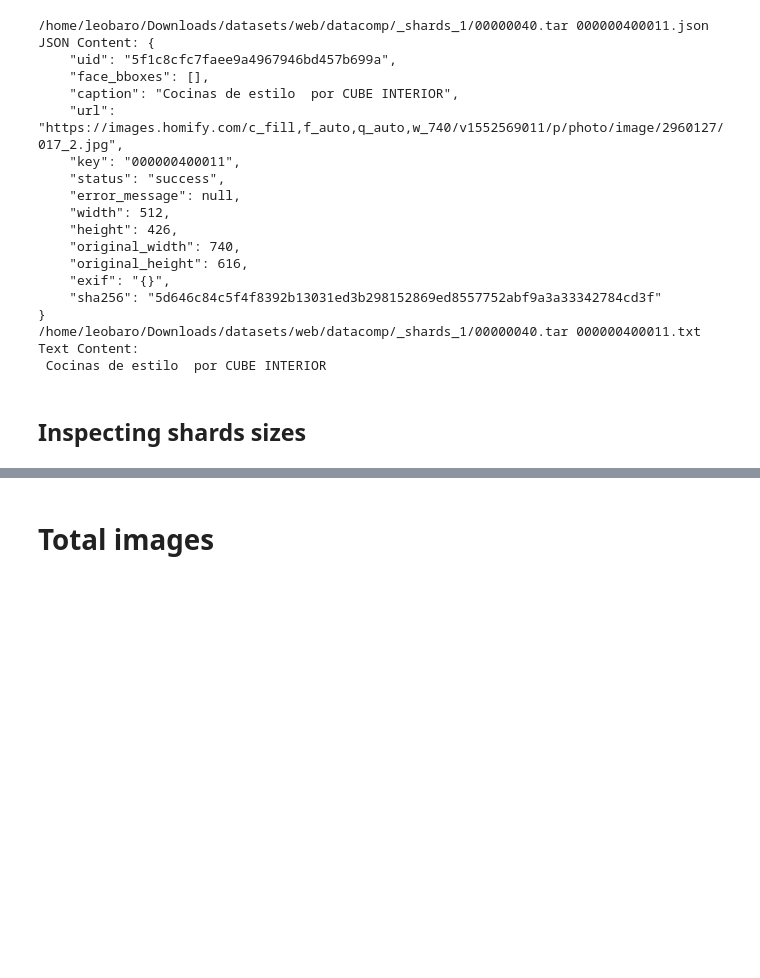
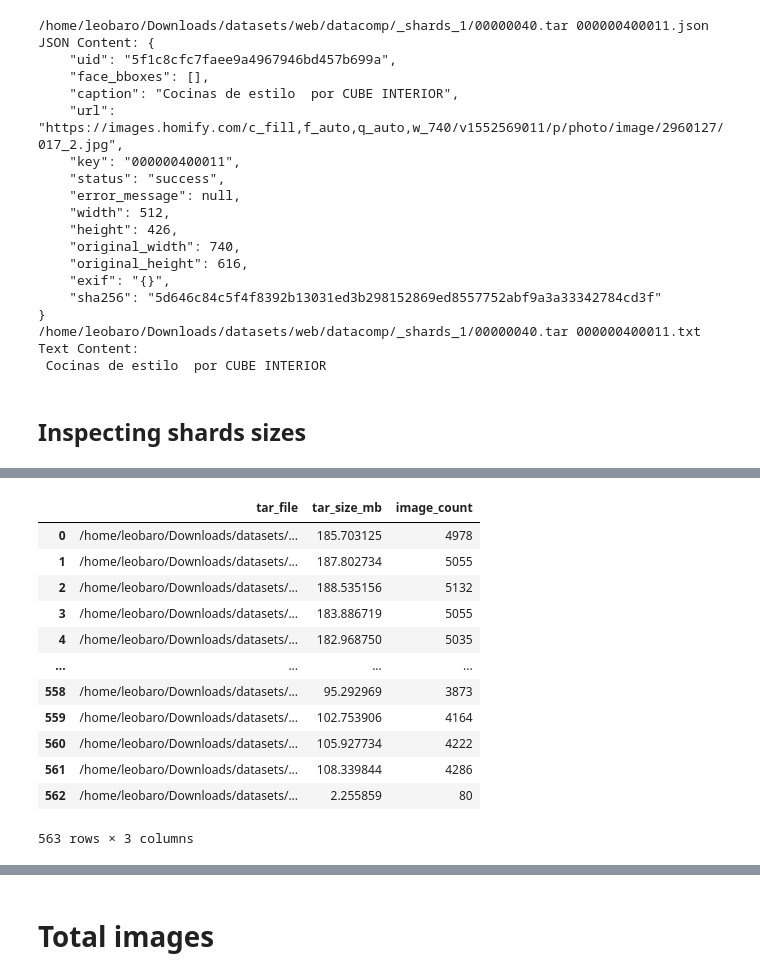
Before and after one commit to LeoBaro/fair_spoke_8, a Jupyter notebook: experiments/datacomp_exploration.ipynb, the cells around one changed output, grey strips where cells are left out. Cells and saved outputs as stored; diff of their text form; code cells hidden in the pictures; blank space fills up the shorter version.

```diff
--- a/experiments/datacomp_exploration.ipynb
+++ b/experiments/datacomp_exploration.ipynb
@@ -194,3 +369,19 @@ for tar_file in tqdm(tar_files):
 
 # Create a DataFrame to hold the results
 df = pd.DataFrame({'tar_file': tar_files, 'tar_size_mb': tar_sizes, 'image_count': image_counts})
+# %%
+df
+# %% [output]
+|  | tar_file | tar_size_mb | image_count |
+| 0 | /home/leobaro/Downloads/datasets/... | 185.703125 | 4978 |
+| 1 | /home/leobaro/Downloads/datasets/... | 187.802734 | 5055 |
+| 2 | /home/leobaro/Downloads/datasets/... | 188.535156 | 5132 |
+| 3 | /home/leobaro/Downloads/datasets/... | 183.886719 | 5055 |
+| 4 | /home/leobaro/Downloads/datasets/... | 182.968750 | 5035 |
+| ... | ... | ... | ... |
+| 558 | /home/leobaro/Downloads/datasets/... | 95.292969 | 3873 |
+| 559 | /home/leobaro/Downloads/datasets/... | 102.753906 | 4164 |
+| 560 | /home/leobaro/Downloads/datasets/... | 105.927734 | 4222 |
+| 561 | /home/leobaro/Downloads/datasets/... | 108.339844 | 4286 |
+| 562 | /home/leobaro/Downloads/datasets/... | 2.255859 | 80 |
+563 rows × 3 columns
```
Also changed, not shown: parts of 25 cells of this notebook.
